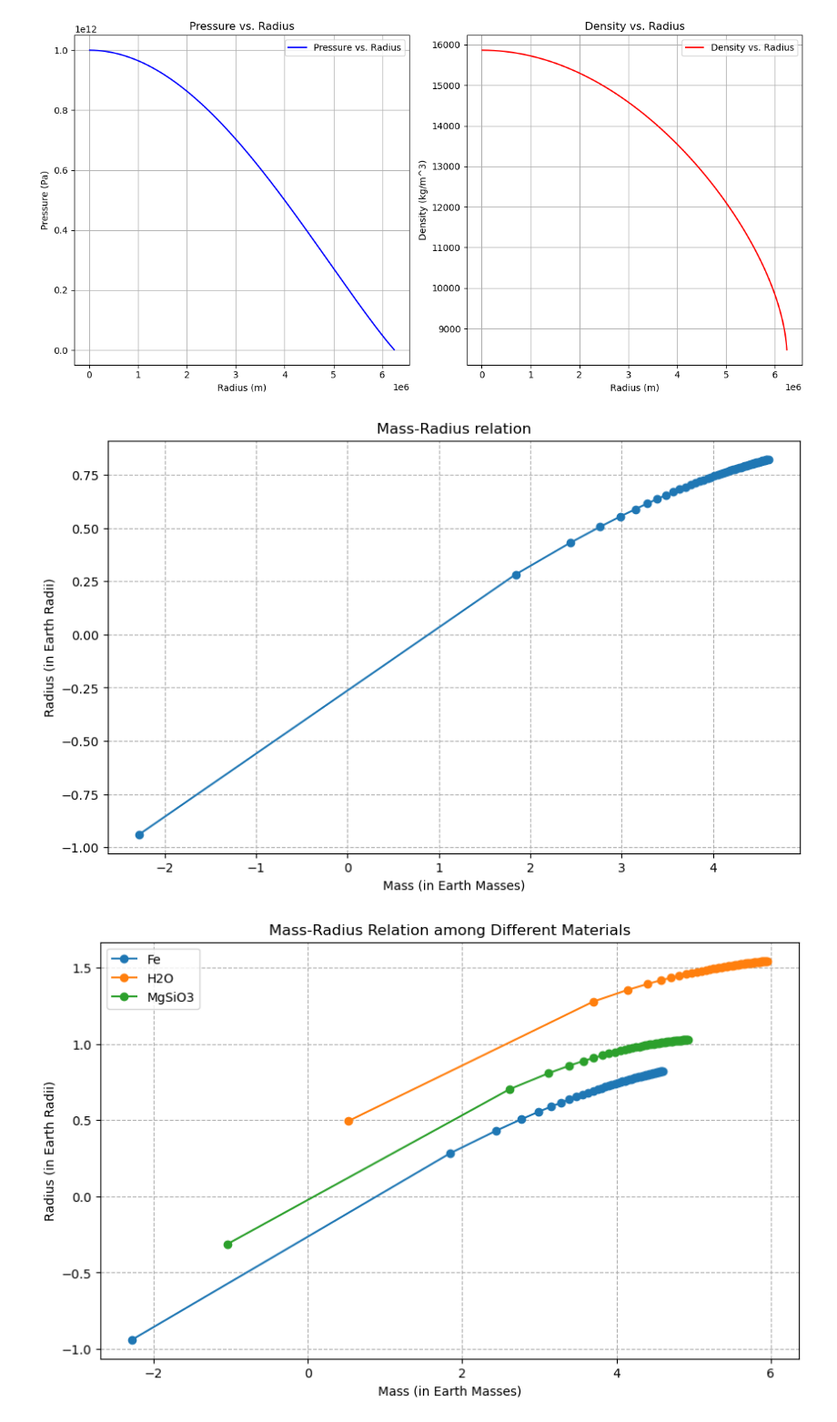
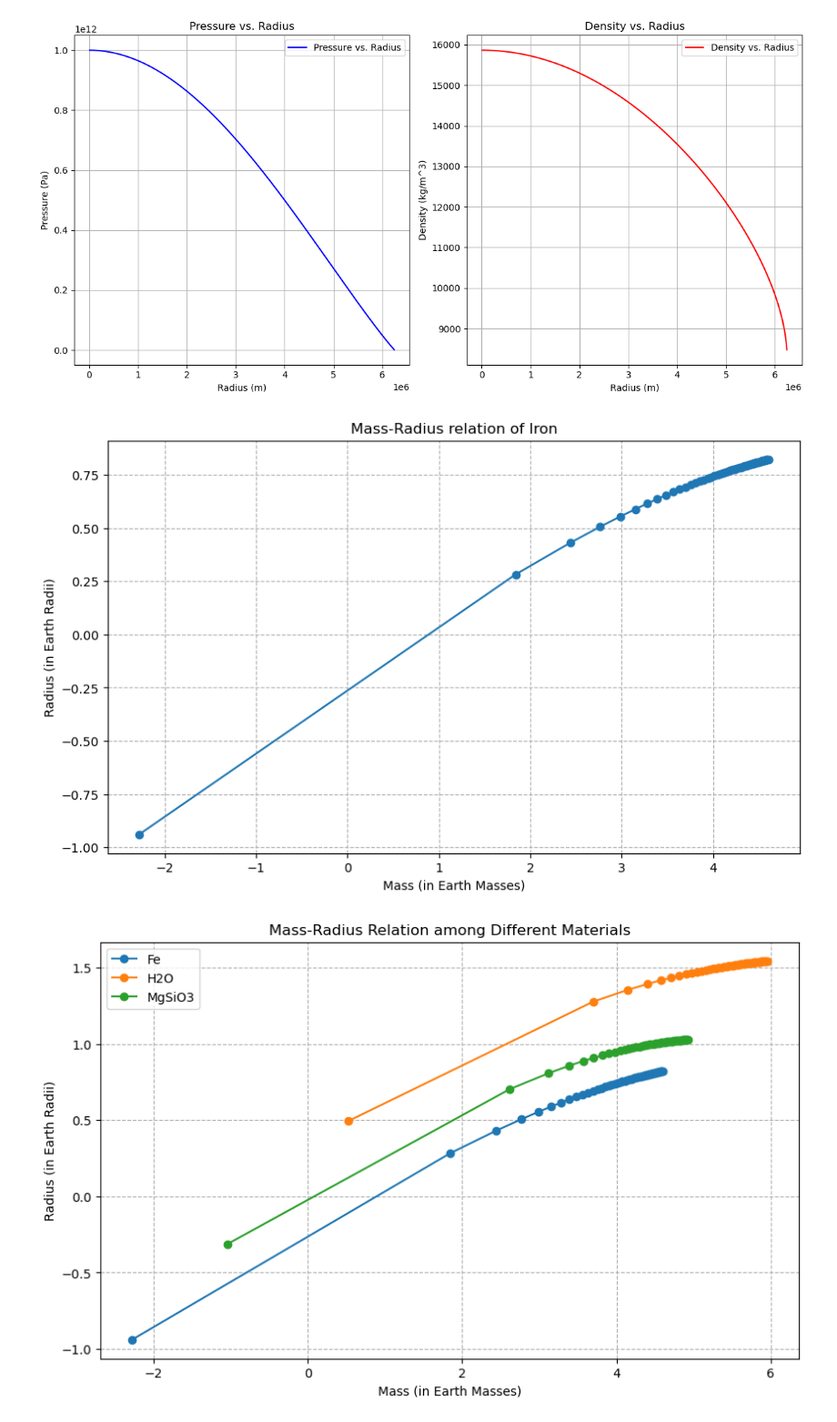
Before and after one commit to Columbia-Astronomy-4260/astr-4260-Juliahaynes777, a Jupyter notebook: PS4/PS4.ipynb, the cells around one changed output. Shown: that part at 91% size. Cells and saved outputs as stored; diff of their text form; code cells hidden in the pictures.

```diff
--- a/PS4/PS4.ipynb
+++ b/PS4/PS4.ipynb
@@ -193,22 +193,22 @@ for Pc in central_pressures:
 # %%
 # Plotting the function
 
 # Creating an arrray
 radii_array = np.array(radii)
 masses_array = np.array(masses)
 # Converting to log
 log_radii = np.log(radii_array)
 log_masses = np.log(masses_array)
 # Plot figure
 plt.figure(figsize=(10, 6))
 plt.plot(log_masses, log_radii, '-o')  # log-log plot for both axes
-plt.title('Mass-Radius relation')
+plt.title('Mass-Radius relation of Iron')
 plt.xlabel('Mass (in Earth Masses)')
 plt.ylabel('Radius (in Earth Radii)')
 plt.grid(True, which="both", ls="--")
 plt.show()
 # %% [output]
-[figure, old version]
+[figure, new version]
 # %%
 # Problem 3
 # %%
```
Also changed, not shown: parts of 2 cells of this notebook.
